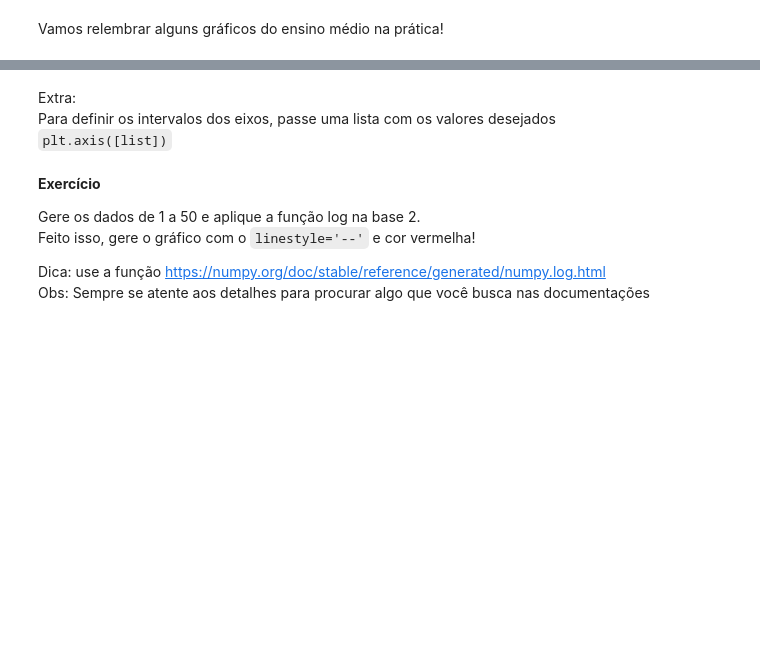
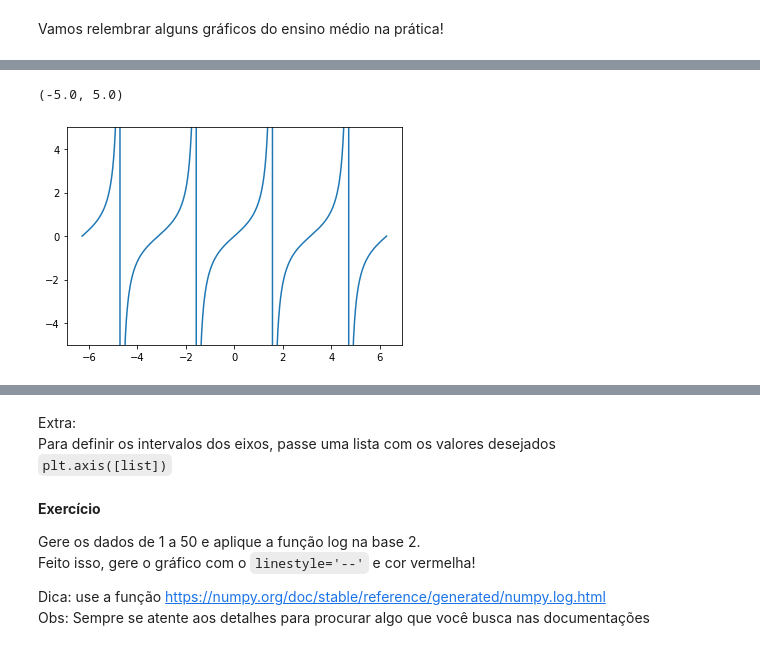
Before and after one commit to GuilhermeRuy97/Curso-ministrado-Python-para-Dados, a Jupyter notebook: dia4.ipynb, the cells around one changed output, grey strips where cells are left out. Saved outputs shown, nothing was run; the diff lists cells and outputs as text; code cells hidden in the pictures; blank space fills up the shorter version.

```diff
--- a/dia4.ipynb
+++ b/dia4.ipynb
@@ -2547,15 +2813,19 @@ Y =
 # %%
 # Gráfico da tangente
 
 # Criação do array de dados
 X = np.linspace(-2 * np.pi, 2 * np.pi, 1000)
 
 # Tangente dos dados
-Y =
+Y = np.sin(X) / np.cos(X)  # ou np.tan(X)
 
 # Plot do gráfico com plt.plot(X,Y)
-
+plt.plot( X, Y )
 
 # Limitando a aplitude do eixo Y com plt.ylim(-5, 5)
+plt.ylim( -5, 5 )
+# %% [output]
+(-5.0, 5.0)
+[figure, added]
 # %%
 # Mudando o estilo da linha
```
Also changed, not shown: parts of 43 cells of this notebook.
